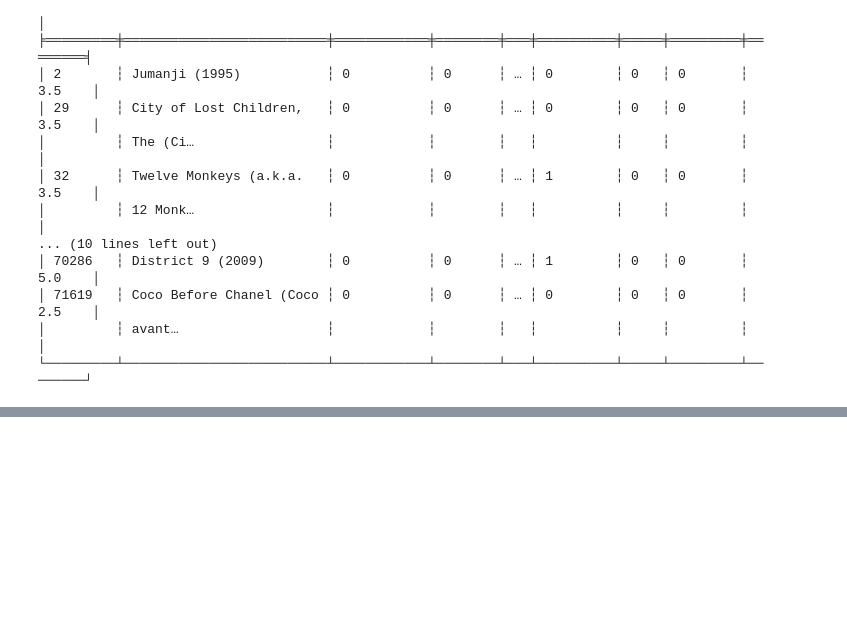
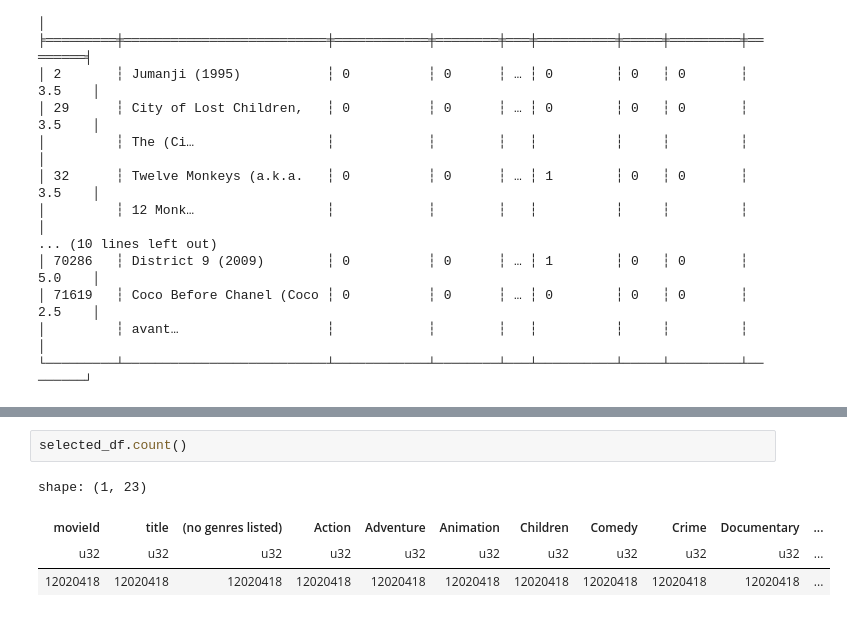
Before and after one commit to Soham-KT/Minor-Project-Personalised-Recommendation-System, a Jupyter notebook: Recommendation Engine/analysis.ipynb, the cells around one changed output, grey strips where cells are left out. Drawn from its saved outputs; the diff is of its cells as text; blank space fills up the shorter version.

```diff
--- a/Recommendation Engine/analysis.ipynb
+++ b/Recommendation Engine/analysis.ipynb
@@ -253,0 +315,7 @@ movies_and_ratings.write_csv('Data/final_movie_dataset.csv')
+# %%
+selected_df.count()
+# %% [output]
+shape: (1, 23)
+| movieId | title | (no genres listed) | Action | Adventure | Animation | Children | Comedy | Crime | Documentary | ... |
+| u32 | u32 | u32 | u32 | u32 | u32 | u32 | u32 | u32 | u32 | ... |
+| 12020418 | 12020418 | 12020418 | 12020418 | 12020418 | 12020418 | 12020418 | 12020418 | 12020418 | 12020418 | ... |
```
Also changed, not shown: parts of 8 cells of this notebook.
